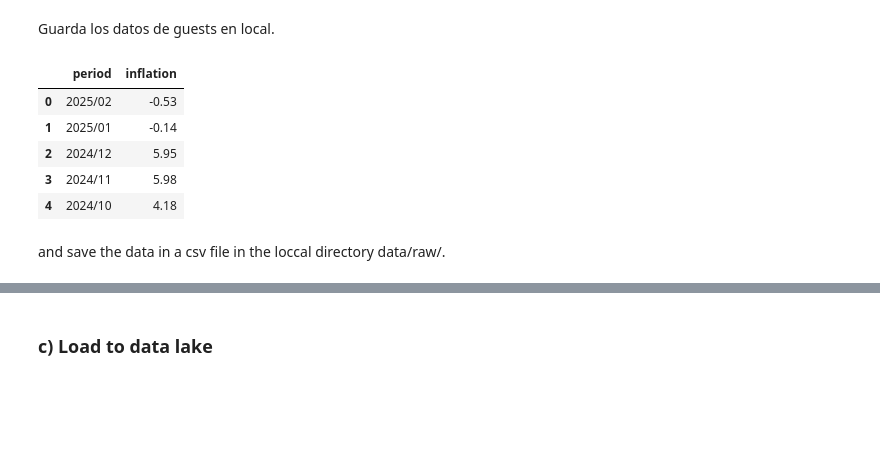
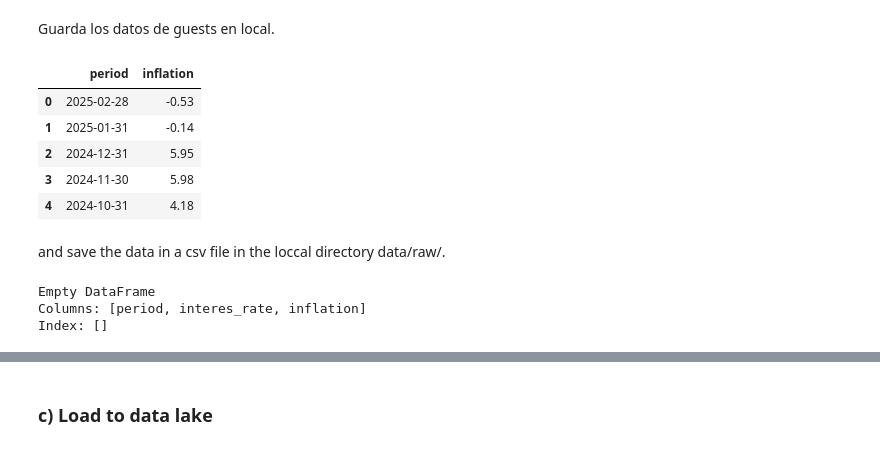
Before and after one commit to ThMRudolf/adpd_HW6, a Jupyter notebook: src/py/etls_hw06.ipynb, the cells around one changed output, grey strips where cells are left out. Saved outputs shown, nothing was run; the diff lists cells and outputs as text; code cells hidden in the pictures; blank space fills up the shorter version.

```diff
--- a/src/py/etls_hw06.ipynb
+++ b/src/py/etls_hw06.ipynb
@@ -163,3 +178,10 @@ df_inflation.to_csv("../../data/raw/inflacion.csv", index=False)
+# %%
+# Call INEGI series
+#INEGI_TOKEN = config['TOKEN']['INEGI_TOKEN']
+INEGI_TOKEN = "68ffaa78-1a6b-e3a6-c7cc-91d2c7a04426"
+serie_inflation = "910417"
+df_inflation = download_inegi_serie(INEGI_TOKEN, serie_inflation)
+df_inflation.to_csv("../../data/raw/inflation.csv", index=False)
 # %% [markdown]
 Observa que el scrapper regreso 14 tablas.
 # %% [markdown]
@@ -239,19 +261,20 @@ Guarda los datos de guests en local.
 # %%
 # Aqui va el preprocesamiento: infaltion
 df_inflation_raw = (
     df_inflation
         # Renombrar variables
         .rename(columns = DICT_CLEAN_NAMES_INEGI)
 
 )
+df_inflation_raw['period'] = pd.to_datetime(df_inflation_raw['period'], format='%Y/%m').dt.to_period('M').dt.to_timestamp('M')
 df_inflation_raw.head()
 # %% [output]
 |  | period | inflation |
-| 0 | 2025/02 | -0.53 |
-| 1 | 2025/01 | -0.14 |
-| 2 | 2024/12 | 5.95 |
-| 3 | 2024/11 | 5.98 |
-| 4 | 2024/10 | 4.18 |
+| 0 | 2025-02-28 | -0.53 |
+| 1 | 2025-01-31 | -0.14 |
+| 2 | 2024-12-31 | 5.95 |
+| 3 | 2024-11-30 | 5.98 |
+| 4 | 2024-10-31 | 4.18 |
 # %% [markdown]
 and save the data in a csv file in the loccal directory data/raw/.
 # %%
@@ -261,0 +285,24 @@ df_interes_raw.to_csv("../../data/raw/tasa_de_interes.csv", index=False)
+# %%
+# Convert period to datetime format and set to the first day of the month
+df_inflation_raw['period'] = pd.to_datetime(df_inflation_raw['period'], format='%Y-%m-%d')
+df_interes_raw['period'] = pd.to_datetime(df_interes_raw['period'])
+
+# Filter to keep only the first day of the month
+df_inflation_raw = df_inflation_raw[df_inflation_raw['period'].dt.is_month_start]
+df_interes_raw = df_interes_raw[df_interes_raw['period'].dt.is_month_start]
+
+# Merge the dataframes on the period column
+df_combined = pd.merge(df_interes_raw, df_inflation_raw, on='period', how='inner')
+
+# Convert inflation to float
+df_combined['inflation'] = df_combined['inflation'].astype(float)
+
+# Display the combined dataframe
+df_combined = df_combined.drop_duplicates(subset='period')
+print(df_combined)
+# save the result in a csv at data/raw
+df_combined.to_csv("../../data/processed/econ.csv", index=False)
+# %% [output]
+Empty DataFrame
+Columns: [period, interes_rate, inflation]
+Index: []
```
Also changed, not shown: parts of 31 cells of this notebook, 3 other files.
